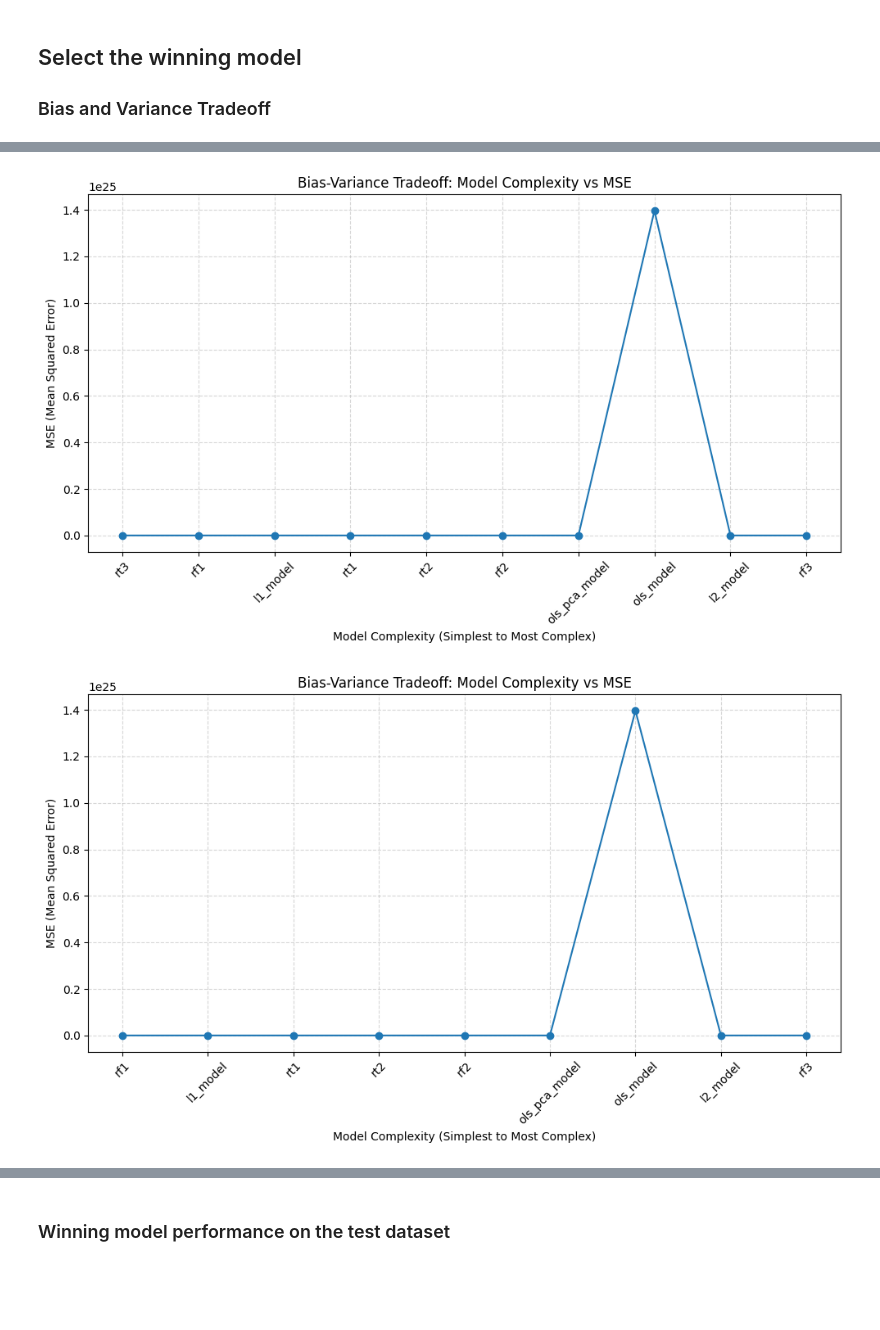
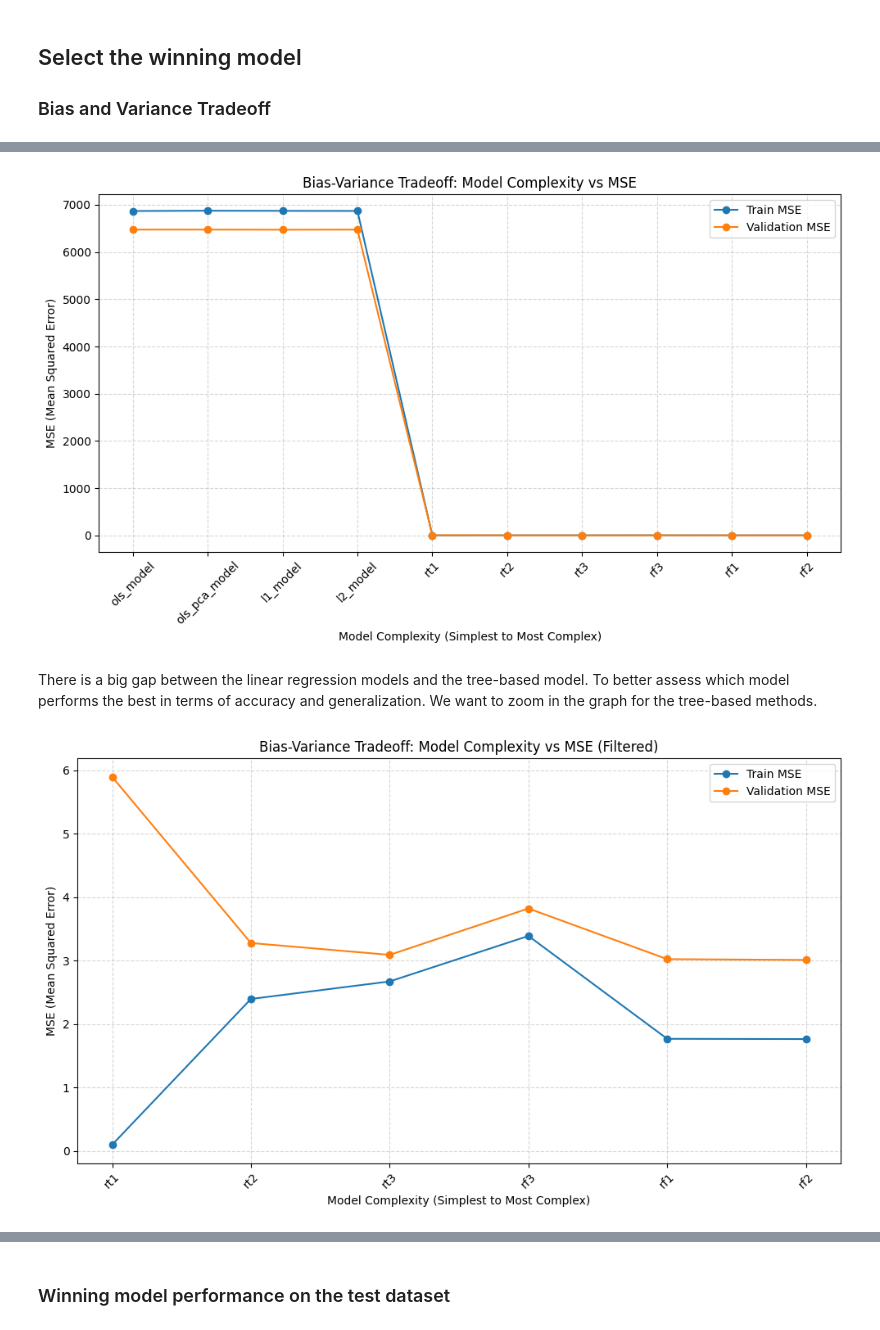
Before and after one commit to carrieyxia/ADAN8888.01_Fall_24_Applied_Analytics_Project, a Jupyter notebook: notebooks/week9_notebook.ipynb, the cells around one changed output, grey strips where cells are left out. Cells and saved outputs as stored; diff of their text form; code cells hidden in the pictures; blank space fills up the shorter version.

```diff
--- a/notebooks/week9_notebook.ipynb
+++ b/notebooks/week9_notebook.ipynb
@@ -158,0 +173,28 @@ df = pd.DataFrame(metrics)
+# %%
+# Rank the model based on its complexity
+model_complexity = {
+    "ols_model": 1,
+    "ols_pca_model": 2,
+    "l1_model": 3,
+    "l2_model": 4,
+    "rt1": 5,
+    "rt2": 6,
+    "rt3": 7,
+    "rf1": 9,
+    "rf2": 10,
+    "rf3": 8
+}
+# %%
+metrics = {
+    'model_name': model_names,
+    'train_MSE': train_mse,
+    'train_RMSE': train_rmse,
+    'train_R2': train_r2,
+    'val_MSE': val_mse,
+    'val_RMSE': val_rmse,
+    'val_R2': val_r2
+}
+
+df = pd.DataFrame(metrics)
+# %%
+df["model_complexity"] = df["model_name"].map(model_complexity)
@@ -160,28 +216,39 @@ df = pd.DataFrame(metrics)
 # Sort by model complexity for plotting
 df = df.sort_values('model_complexity')
 
-# Plot the MSE vs. Model Complexity
+# Plot the Training and Validation MSE vs. Model Complexity
 plt.figure(figsize=(10, 6))
-plt.plot(df['model_complexity'], df['MSE'], marker='o', linestyle='-')
+plt.plot(df['model_complexity'], df['train_MSE'], marker='o', linestyle='-', label='Train MSE')
+plt.plot(df['model_complexity'], df['val_MSE'], marker='o', linestyle='-', label='Validation MSE')
+
 plt.xticks(df['model_complexity'], df['model_name'], rotation=45)
 plt.xlabel('Model Complexity (Simplest to Most Complex)')
 plt.ylabel('MSE (Mean Squared Error)')
 plt.title('Bias-Variance Tradeoff: Model Complexity vs MSE')
+plt.legend()
 plt.grid(visible=True, linestyle='--', alpha=0.5)
 plt.tight_layout()
 plt.show()
 # %% [output]
-[figure, old version]
+[figure, new version]
+# %% [markdown]
+There is a big gap between the linear regression models and the tree-based model. To better assess which model performs the best in terms of accuracy and generalization. We want to zoom in the graph for the tree-based methods.
 # %%
-df = df[df['model_complexity'] != 1]
+# Filter the DataFrame for model complexity greater than 4
+df_filtered = df[df['model_complexity'] > 4]
+
+# Plot the Training and Validation MSE for the filtered data
 plt.figure(figsize=(10, 6))
-plt.plot(df['model_complexity'], df['MSE'], marker='o', linestyle='-')
-plt.xticks(df['model_complexity'], df['model_name'], rotation=45)
+plt.plot(df_filtered['model_complexity'], df_filtered['train_MSE'], marker='o', linestyle='-', label='Train MSE')
+plt.plot(df_filtered['model_complexity'], df_filtered['val_MSE'], marker='o', linestyle='-', label='Validation MSE')
+
+plt.xticks(df_filtered['model_complexity'], df_filtered['model_name'], rotation=45)
 plt.xlabel('Model Complexity (Simplest to Most Complex)')
 plt.ylabel('MSE (Mean Squared Error)')
-plt.title('Bias-Variance Tradeoff: Model Complexity vs MSE')
+plt.title('Bias-Variance Tradeoff: Model Complexity vs MSE (Filtered)')
+plt.legend()
 plt.grid(visible=True, linestyle='--', alpha=0.5)
 plt.tight_layout()
 plt.show()
 # %% [output]
-[figure, old version]
+[figure, new version]
```
Also changed, not shown: parts of 11 cells of this notebook.
